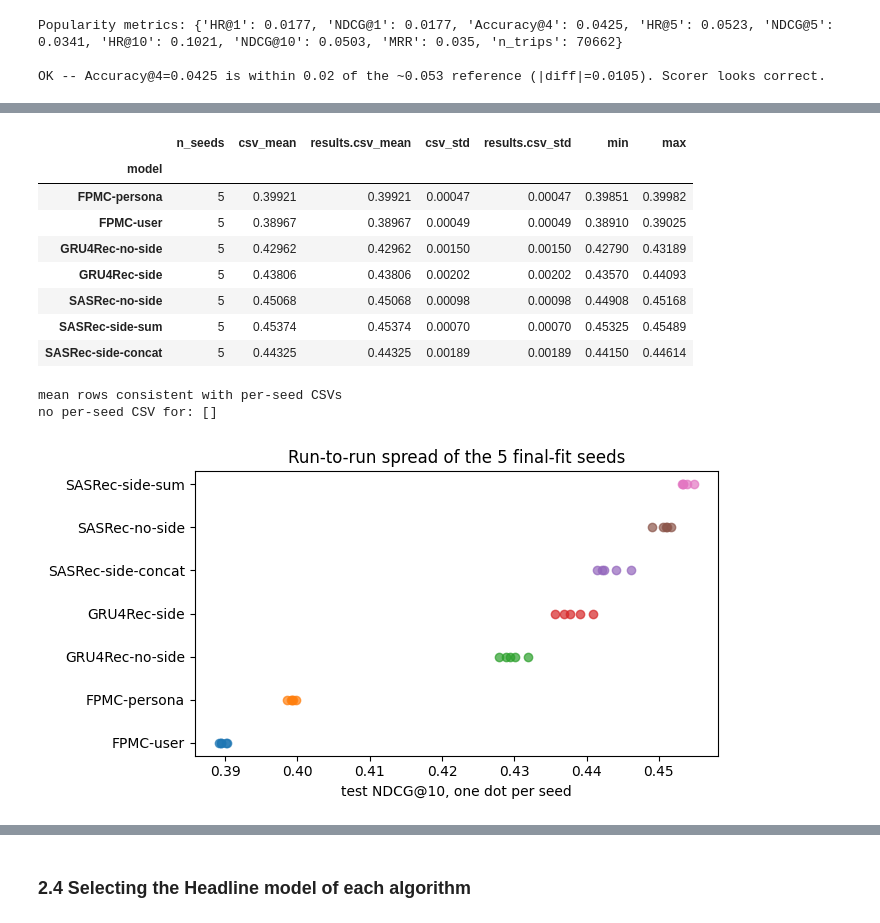
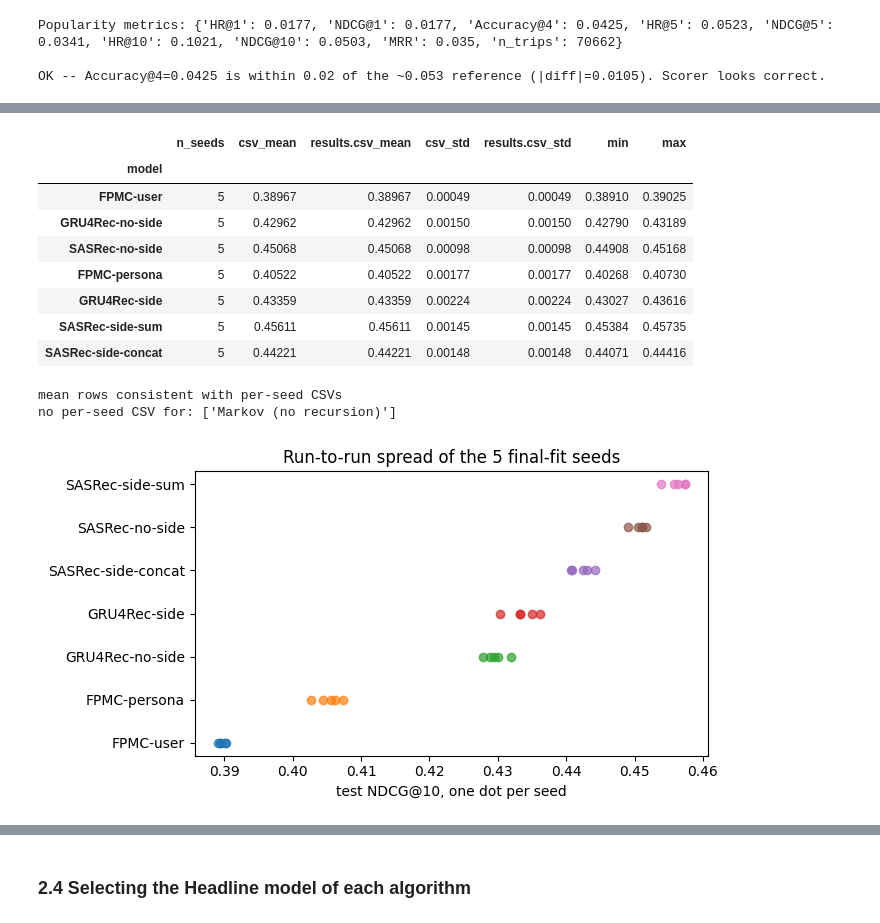
Before and after one commit to itzameenz/SC4020-PROJECT1, a Jupyter notebook: notebooks/07_comparison.ipynb, the cells around one changed output, grey strips where cells are left out. Cells and saved outputs as stored; diff of their text form; code cells hidden in the pictures.

Commit message:
updated files with reruns of ablations (no more parameter selection for ablations, uses the same parameters as non ablation models)

```diff
--- a/notebooks/07_comparison.ipynb
+++ b/notebooks/07_comparison.ipynb
@@ -223,12 +291,7 @@ match in absolute terms. What matters is whether they **rank the variants the sa
 # %%
-def load_tuning(tag):
-    with open(os.path.join(TUNING_DIR, f'{tag}.json')) as f:
-        return json.load(f)
-
-TAGS = {'FPMC-persona': 'fpmc-persona', 'FPMC-user': 'fpmc-user',
-        'GRU4Rec-no-side': 'gru4rec-no-side', 'GRU4Rec-side': 'gru4rec-side',
-        'SASRec-no-side': 'sasrec-no-side', 'SASRec-side-sum': 'sasrec-side-sum',
-        'SASRec-side-concat': 'sasrec-side-concat'}
+TAGS = {'FPMC-user': 'fpmc-user', 'GRU4Rec-no-side': 'gru4rec-no-side', 'SASRec-no-side': 'sasrec-no-side'}   # tuned base models
+BASE_OF = {'Markov (no recursion)': 'Markov', 'FPMC-persona': 'FPMC-user', 'GRU4Rec-side': 'GRU4Rec-no-side',
+           'SASRec-side-sum': 'SASRec-no-side', 'SASRec-side-concat': 'SASRec-no-side'}
 
 rows = []
 for name, tag in TAGS.items():
@@ -236,10 +299,14 @@ for name, tag in TAGS.items():
         continue
     j = load_tuning(tag)
     rows.append({'model': name, 'E_best': j['E_best'], 'val_NDCG@10': j['best_val_NDCG@10'], **j['best_params']})
-for name, j in load_tuning('markov').items():
-    rows.append({'model': name, 'E_best': None, 'val_NDCG@10': j['best_val_NDCG@10'], **j['best_params']})
+rows.append({'model': 'Markov', 'E_best': None, 'val_NDCG@10': load_tuning('markov')['Markov']['best_val_NDCG@10'],
+             **load_tuning('markov')['Markov']['best_params']})
+for name, b in BASE_OF.items():                       # ablations: inherit the base row's hyper-parameters
+    r = next(x for x in rows if x['model'] == b)
+    rows.append({**r, 'model': name})
 cfg_df = pd.DataFrame(rows).set_index('model')
-cfg_df.insert(2, 'test_NDCG@10', [means.loc[m, 'NDCG@10'] if m in means.index else np.nan for m in cfg_df.index])
-cfg_df.insert(3, 'val_minus_test', cfg_df['val_NDCG@10'] - cfg_df['test_NDCG@10'])
+cfg_df.insert(0, 'base', [BASE_OF.get(m, '(tuned)') for m in cfg_df.index])
+cfg_df.insert(3, 'test_NDCG@10', [means.loc[m, 'NDCG@10'] if m in means.index else np.nan for m in cfg_df.index])
+cfg_df.insert(4, 'val_minus_test', cfg_df['val_NDCG@10'] - cfg_df['test_NDCG@10'])
 display(cfg_df.round(4))
 # %% [output]
@@ -311,42 +378,45 @@ if 'note' in abl_gap:
 # Per-seed spread behind the (std) rows, where per-seed CSVs exist, + a check that each mean row in results.csv
 # really is the mean of its 5 per-seed rows.
 per_seed = {}
-for name, tag in TAGS.items():
+for name, tag in TAGS.items():                          # tuned base models: per-seed CSVs from the tuning notebooks
     p = os.path.join(TUNING_DIR, f'{tag}-per-seed.csv')
     if os.path.exists(p):
         per_seed[name] = pd.read_csv(p, index_col=0)
+for name, df in abl_per_seed.items():                   # ablations: re-run with base hyper-parameters (cell above)
+    if len(df) > 1:
+        per_seed[name] = df
 
 chk = [{'model': n, 'n_seeds': len(df), 'csv_mean': df['NDCG@10'].mean(), 'results.csv_mean': means.loc[n, 'NDCG@10'],
         'csv_std': df['NDCG@10'].std(), 'results.csv_std': std_of(n, 'NDCG@10'),
         'min': df['NDCG@10'].min(), 'max': df['NDCG@10'].max()} for n, df in per_seed.items()]
 chk_df = pd.DataFrame(chk).set_index('model')
 display(chk_df.round(5))
 bad = chk_df[(chk_df['csv_mean'] - chk_df['results.csv_mean']).abs() > 1e-6]
 print('mean rows consistent with per-seed CSVs' if bad.empty else f'MISMATCH between results.csv and per-seed CSV for: {list(bad.index)}')
-print('no per-seed CSV for:', [m for m in TAGS if m not in per_seed])
+print('no per-seed CSV for:', [m for m in list(TAGS) + list(ABL_SPECS) if m not in per_seed])
 
 if per_seed:
     fig, ax = plt.subplots(figsize=(7, 3.8))
     names = sorted(per_seed, key=lambda n: per_seed[n]['NDCG@10'].mean())
     for i, n in enumerate(names):
         v = per_seed[n]['NDCG@10'].values
         ax.scatter(v, [i] * len(v), alpha=0.7)
     ax.set_yticks(range(len(names))); ax.set_yticklabels(names)
     ax.set_xlabel('test NDCG@10, one dot per seed'); ax.set_title('Run-to-run spread of the 5 final-fit seeds')
     plt.tight_layout(); plt.show()
 # %% [output]
 |  | n_seeds | csv_mean | results.csv_mean | csv_std | results.csv_std | min | max |
 | model |  |  |  |  |  |  |  |
-| FPMC-persona | 5 | 0.39921 | 0.39921 | 0.00047 | 0.00047 | 0.39851 | 0.39982 |
 | FPMC-user | 5 | 0.38967 | 0.38967 | 0.00049 | 0.00049 | 0.38910 | 0.39025 |
 | GRU4Rec-no-side | 5 | 0.42962 | 0.42962 | 0.00150 | 0.00150 | 0.42790 | 0.43189 |
-| GRU4Rec-side | 5 | 0.43806 | 0.43806 | 0.00202 | 0.00202 | 0.43570 | 0.44093 |
 | SASRec-no-side | 5 | 0.45068 | 0.45068 | 0.00098 | 0.00098 | 0.44908 | 0.45168 |
-| SASRec-side-sum | 5 | 0.45374 | 0.45374 | 0.00070 | 0.00070 | 0.45325 | 0.45489 |
-| SASRec-side-concat | 5 | 0.44325 | 0.44325 | 0.00189 | 0.00189 | 0.44150 | 0.44614 |
+| FPMC-persona | 5 | 0.40522 | 0.40522 | 0.00177 | 0.00177 | 0.40268 | 0.40730 |
+| GRU4Rec-side | 5 | 0.43359 | 0.43359 | 0.00224 | 0.00224 | 0.43027 | 0.43616 |
+| SASRec-side-sum | 5 | 0.45611 | 0.45611 | 0.00145 | 0.00145 | 0.45384 | 0.45735 |
+| SASRec-side-concat | 5 | 0.44221 | 0.44221 | 0.00148 | 0.00148 | 0.44071 | 0.44416 |
 mean rows consistent with per-seed CSVs
-no per-seed CSV for: []
+no per-seed CSV for: ['Markov (no recursion)']
-[figure, old version]
+[figure, new version]
 # %% [markdown]
 ### 2.3 What the ablations show
 
```
Also changed, not shown: parts of 13 cells of this notebook, 5 other files.
